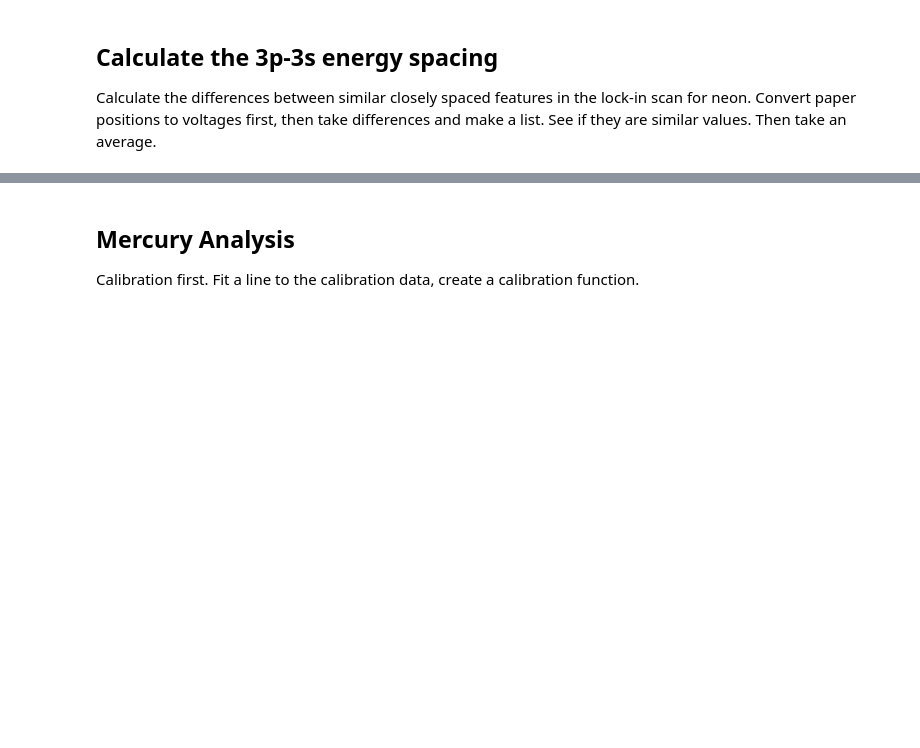
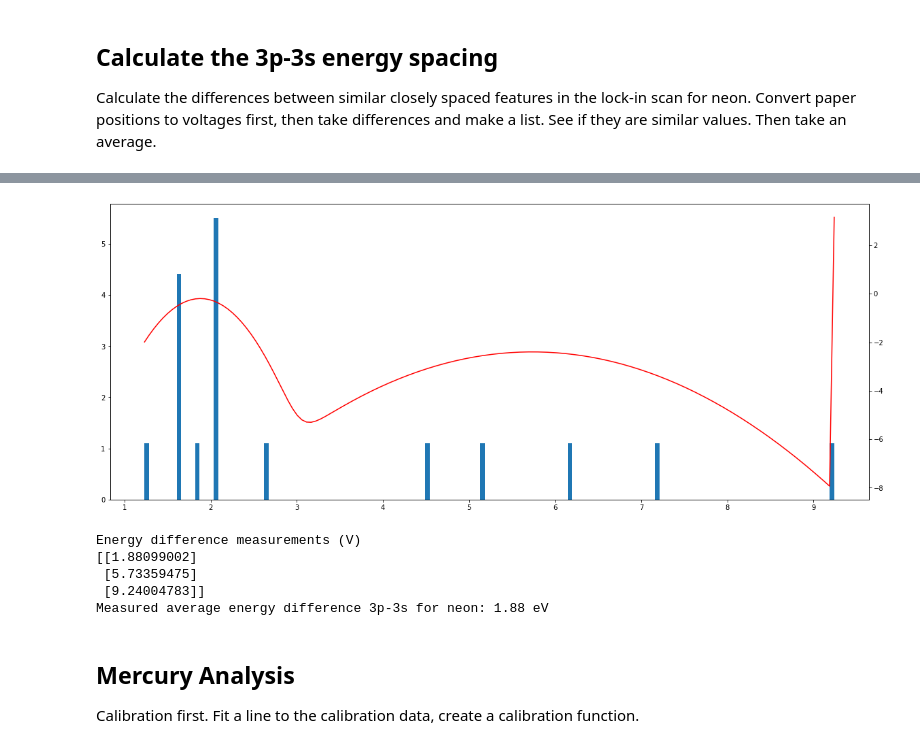
Before and after one commit to alberthu233/Phys432, a Jupyter notebook: FH/Franck-Hertz.ipynb, the cells around one changed output, grey strips where cells are left out. Cells and saved outputs as stored; diff of their text form; code cells hidden in the pictures; blank space fills up the shorter version.

```diff
--- a/FH/Franck-Hertz.ipynb
+++ b/FH/Franck-Hertz.ipynb
@@ -306,0 +423,5 @@ Calculate the differences between similar closely spaced features in the lock-in
+# %%
+# apply linear fit to grid x data and get voltage
+# Ne_pda['voltage (V)'] = Ne_calib_fit.params['slope'].value * Ne_pda['grid x'] + Ne_calib_fit.params['intercept'].value
+Ne_SF['voltage (V)'] = Ne_calib_fit.params['slope'].value * Ne_SF['grid x'] + Ne_calib_fit.params['intercept'].value
+Ne_SF
@@ -306,0 +446,5 @@ Calculate the differences between similar closely spaced features in the lock-in
+# %%
+# to get the peak to peak value, there must be at least one features away from each other
+# calculate difference in each rows by subtracting the next 2 row from the current row
+Ne_SF['difference'] = Ne_SF['voltage (V)'] - Ne_SF['voltage (V)'].shift(2)
+Ne_SF
@@ -307,9 +469,36 @@ Calculate the differences between similar closely spaced features in the lock-in
+# %%
+# drop first row as it is NaN and fit the min difference to linear
+p3 = Ne_SF['difference'].drop([0,1])
+# %%
+# mask array greater than 5 to avoid outliers
+p3_mask = p3 < 10
+p3 = p3[p3_mask]
+# %%
+from sklearn import mixture
+# plot difference in histogram and find peak value
+gmm = mixture.GaussianMixture(n_components=3, covariance_type='spherical', random_state=0)
+gmm.fit(p3.values.reshape(-1,1))
+gmmfit_X = np.linspace(p3.min(),p3.max(),150)
+# plot the histogram and the GMM fit on the same plot
+fig, ax = plt.subplots(figsize=(20,8))
+ax2 = ax.twinx()
+ax.hist(p3, bins=150, density=True, label='data')
+ax2.plot(gmmfit_X, gmm.score_samples(gmmfit_X.reshape(-1,1)), label='GMM', color='red')
+# retrieve the mean and standard deviation of the fitted distribution
+udE_3p3s = gmm.means_
+std = gmm.covariances_
+# %% [output]
+[figure, added]
 # %%
-#
-# Your code here
 print('Energy difference measurements (V)')
-print(list_3p3s)
-print('Measured average energy difference 3p-3s for neon: {:.1uP} eV'.format(udE_3p3s))
+print(udE_3p3s)
+print('Measured average energy difference 3p-3s for neon: {:.2f} eV'.format(float(udE_3p3s[0])))
+# %% [output]
+Energy difference measurements (V)
+[[1.88099002]
+ [5.73359475]
+ [9.24004783]]
+Measured average energy difference 3p-3s for neon: 1.88 eV
 # %% [markdown]
 ## Mercury Analysis
 
```
Also changed, not shown: parts of 25 cells of this notebook.
